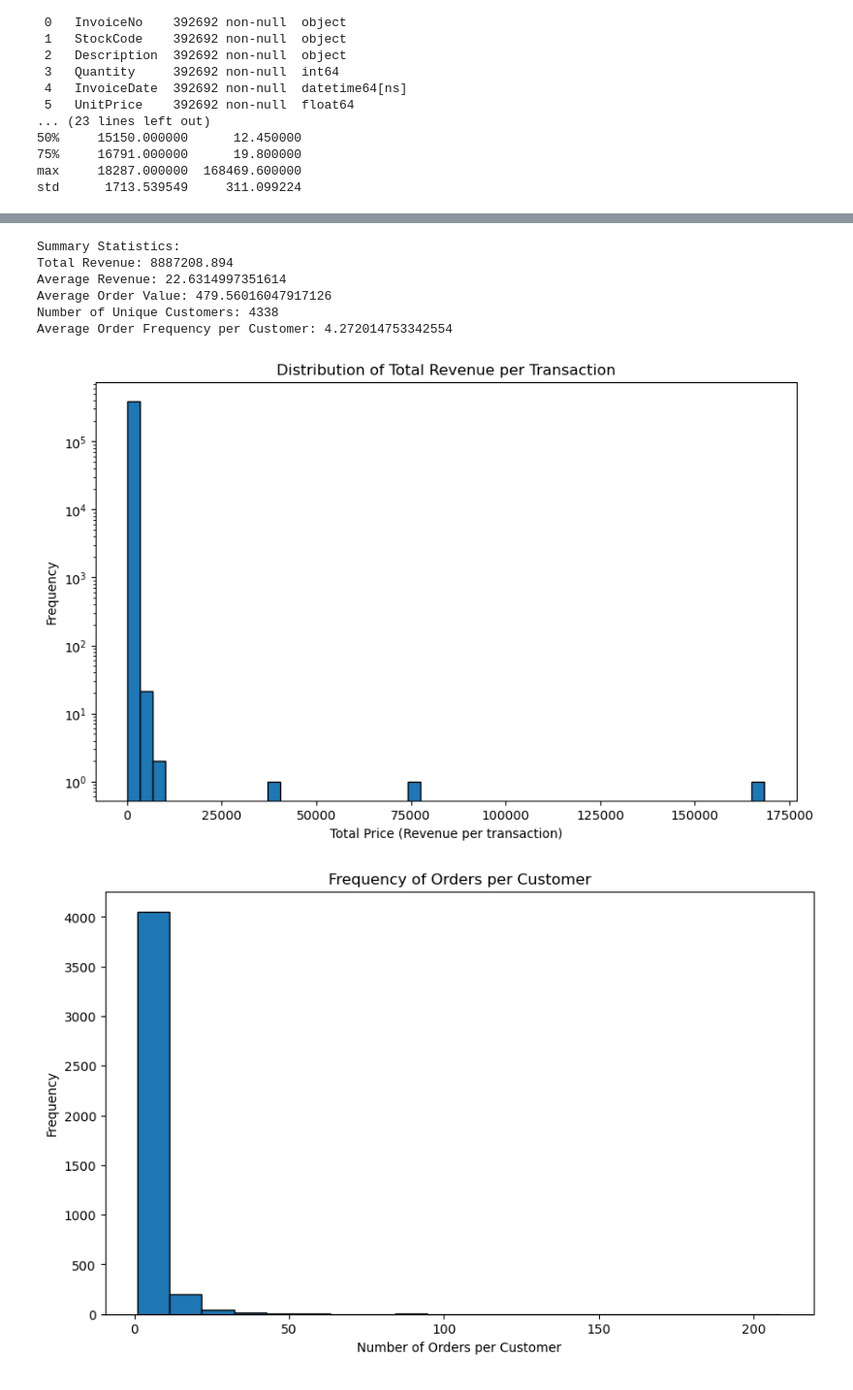
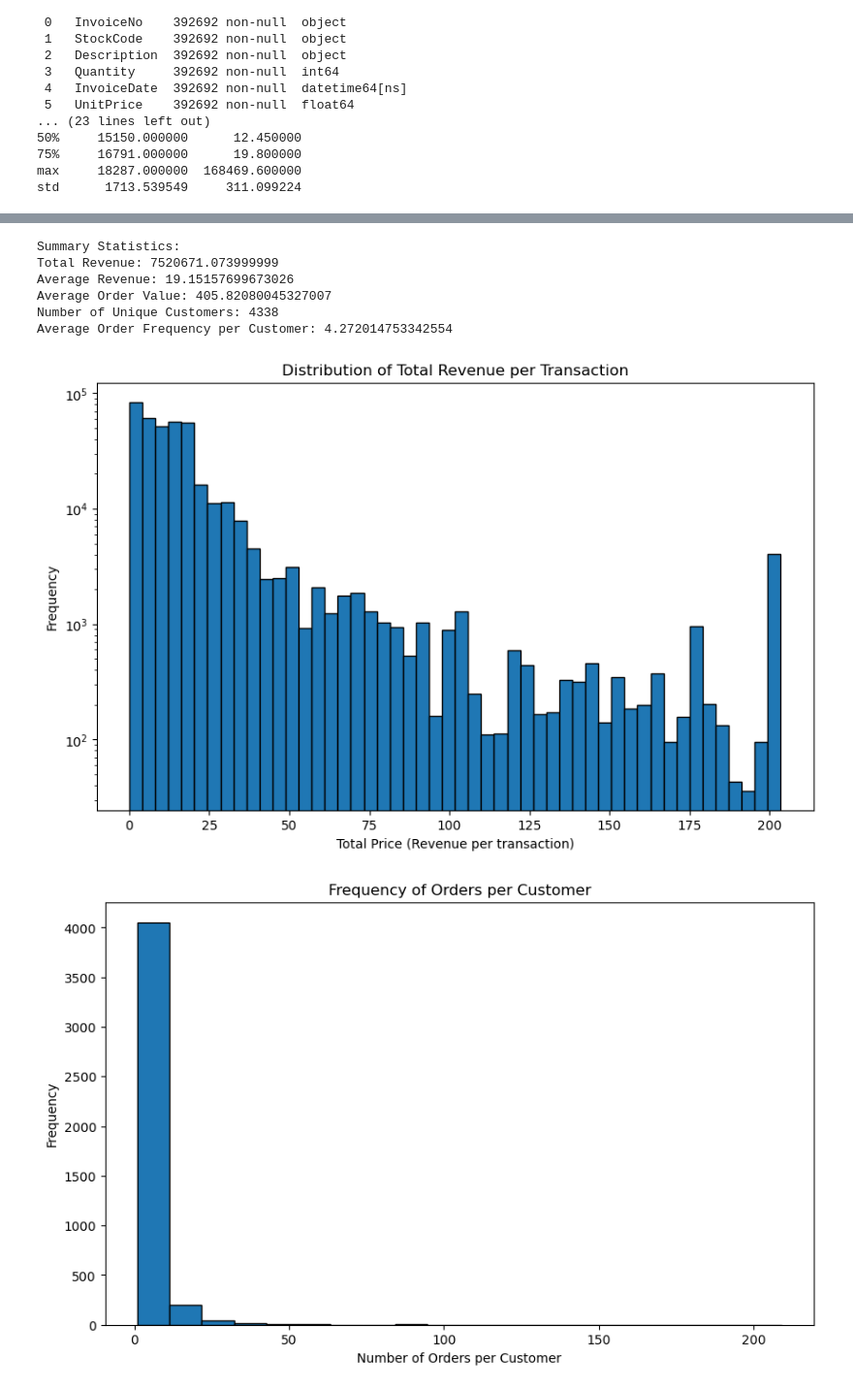
Before and after one commit to MiltonGreat/Customer-Lifetime-Value, a Jupyter notebook: Online Retail Sales .ipynb, the cells around one changed output, grey strips where cells are left out. Shown at 97% size. Saved outputs shown, nothing was run; the diff lists cells and outputs as text; code cells hidden in the pictures.

```diff
--- a/Online Retail Sales .ipynb
+++ b/Online Retail Sales .ipynb
@@ -77,22 +86,18 @@ Data columns (total 9 columns):
 max     18287.000000  168469.600000
 std      1713.539549     311.099224
 # %%
-# Step 4: Outlier Analysis
-# Identify the top 1% of records for Quantity, UnitPrice, and TotalPrice
+# Outlier Analysis and Handling
+# Define thresholds for outliers (using 99th percentile for this example)
 q_upper_limit = df['Quantity'].quantile(0.99)
 up_upper_limit = df['UnitPrice'].quantile(0.99)
 tp_upper_limit = df['TotalPrice'].quantile(0.99)
 
-# Filter out the top 1% values for examination
-quantity_outliers = df[df['Quantity'] > q_upper_limit]
-unitprice_outliers = df[df['UnitPrice'] > up_upper_limit]
-totalprice_outliers = df[df['TotalPrice'] > tp_upper_limit]
+# Replace outliers with the capped value (99th percentile value)
+df['Quantity'] = np.where(df['Quantity'] > q_upper_limit, q_upper_limit, df['Quantity'])
+df['UnitPrice'] = np.where(df['UnitPrice'] > up_upper_limit, up_upper_limit, df['UnitPrice'])
+df['TotalPrice'] = np.where(df['TotalPrice'] > tp_upper_limit, tp_upper_limit, df['TotalPrice'])
 
-# Print a sample of these outliers for inspection
-print("Quantity Outliers:")
-print(quantity_outliers.head())
-print("\nUnit Price Outliers:")
-print(unitprice_outliers.head())
-print("\nTotal Price Outliers:")
-print(totalprice_outliers.head())
+# Check the effects of capping outliers
+print("\nDescriptive Statistics After Capping Outliers:")
+print(df.describe())
 # %% [output]
@@ -147,6 +153,6 @@ RFM Analysis Sample:
 4       12350      310          1         334.40
 # %%
-# Step 7: Exploratory Data Analysis (EDA)
+# Exploratory Data Analysis (EDA)
 total_revenue = df['TotalPrice'].sum()
 average_revenue = df['TotalPrice'].mean()
 order_value_df = df.groupby('InvoiceNo')['TotalPrice'].sum()  # Summing TotalPrice per invoice
@@ -163,45 +169,28 @@ print(f"Number of Unique Customers: {unique_customers}")
 print(f"Average Order Frequency per Customer: {customer_order_frequency.mean()}")
 # %% [output]
 Summary Statistics:
-Total Revenue: 8887208.894
-Average Revenue: 22.6314997351614
-Average Order Value: 479.56016047917126
+Total Revenue: 7520671.073999999
+Average Revenue: 19.15157699673026
+Average Order Value: 405.82080045327007
 Number of Unique Customers: 4338
 Average Order Frequency per Customer: 4.272014753342554
 # %%
-# Step 8: Visualizations
-# Visualization of Total Revenue Distribution
+# Visualizations
 plt.figure(figsize=(10, 6))
 plt.hist(df['TotalPrice'], bins=50, edgecolor='k')
 plt.xlabel('Total Price (Revenue per transaction)')
 plt.ylabel('Frequency')
 plt.title('Distribution of Total Revenue per Transaction')
 plt.yscale('log')  # Log scale to handle skewness
 plt.show()
 
-# Visualization of Frequency of Orders per Customer
+# Visualizations for Frequency of Orders and Recency
 plt.figure(figsize=(10, 6))
 plt.hist(customer_order_frequency, bins=20, edgecolor='k')
 plt.xlabel('Number of Orders per Customer')
 plt.ylabel('Frequency')
 plt.title('Frequency of Orders per Customer')
 plt.show()
-
-# Visualization of Recency Distribution
-plt.figure(figsize=(10, 6))
-plt.hist(rfm['Recency'], bins=30, edgecolor='k')
-plt.xlabel('Recency (Days since Last Purchase)')
-plt.ylabel('Number of Customers')
-plt.title('Distribution of Customer Recency')
-plt.show()
-
-# Visualization of Monetary Value Distribution
-plt.figure(figsize=(10, 6))
-plt.hist(rfm['MonetaryValue'], bins=50, edgecolor='k')
-plt.xlabel('Monetary Value per Customer')
-plt.ylabel('Number of Customers')
-plt.yscale('log')  # Log scale to handle skewness
-plt.show()
 # %% [output]
-[figure, old version]
+[figure, new version]
 [figure]
```
Also changed, not shown: parts of 19 cells of this notebook.
